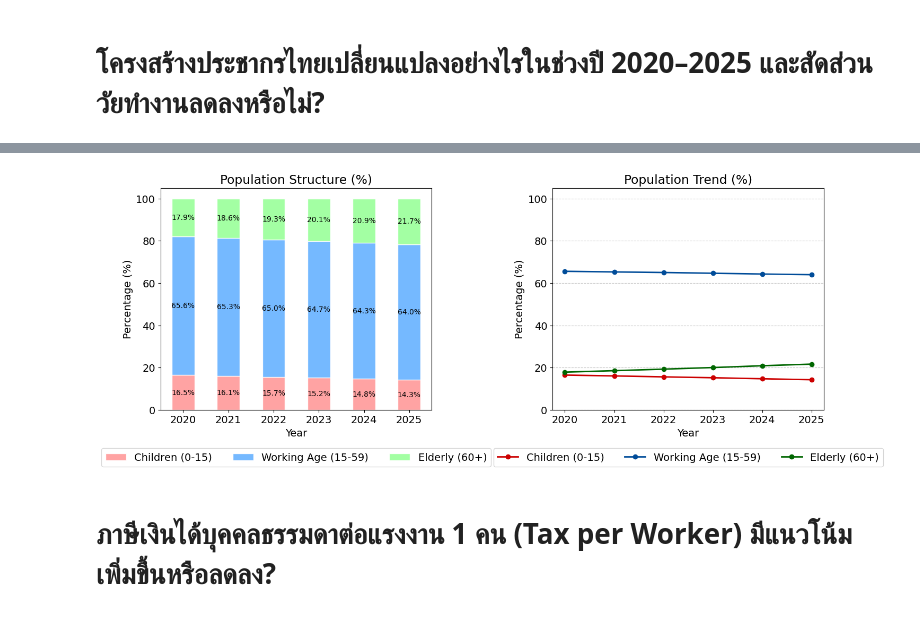
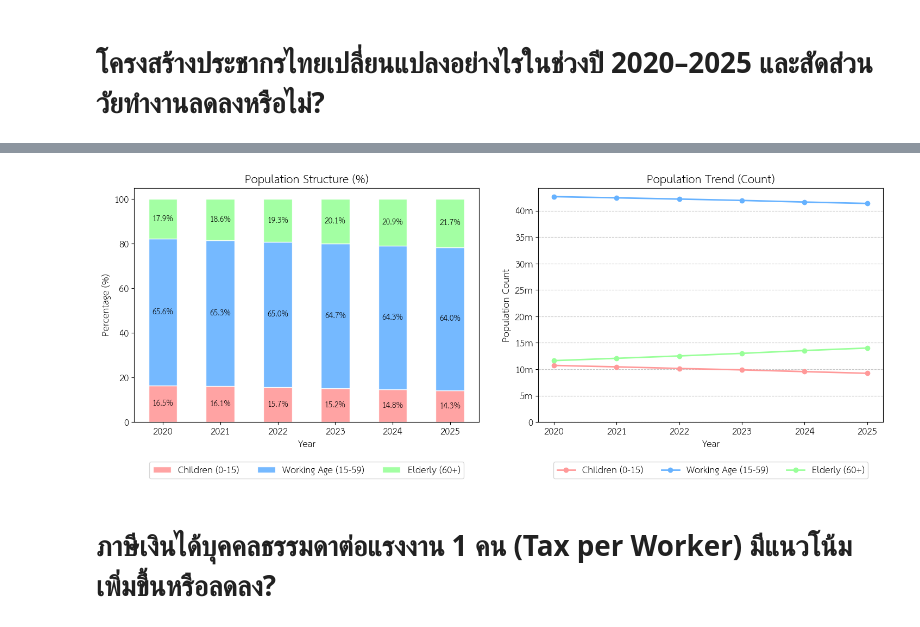
Before and after one commit to punnarujc/dads5001_midterm_project, a Jupyter notebook: main.ipynb, the cells around one changed output, grey strips where cells are left out. Drawn from its saved outputs; the diff is of its cells as text; code cells hidden in the pictures.

```diff
--- a/main.ipynb
+++ b/main.ipynb
@@ -8,3 +15,8 @@ import matplotlib.pyplot as plt
+# %%
+font_url = "https://github.com/Phonbopit/sarabun-webfont/raw/master/fonts/thsarabunnew-webfont.ttf"
+urllib.request.urlretrieve(font_url, "thsarabunnew.ttf")
+fm.fontManager.addfont("thsarabunnew.ttf")
+plt.rcParams['font.family'] = 'TH Sarabun New'
 # %%
 try:
     import google.colab
@@ -20,7 +32,7 @@ if IN_COLAB:
     file_path = '/content/drive/MyDrive/NIDA/DADS5001/summary_raw_data.xlsx'
 else:
     print("Running locally. Looking for file in the current directory...")
-    file_path = 'summary_raw_data.xlsx'
+    file_path = './summary_raw_data.xlsx'
 # %% [output]
 Running in Google Colab. Mounting Drive...
 Drive already mounted at /content/drive; to attempt to forcibly remount, call drive.mount("/content/drive", force_remount=True).
@@ -125,8 +227,13 @@ def map_age_group(gen):
 
 pop_df['Age_Group'] = pop_df['Generation'].apply(map_age_group)
 
-# Aggregate
 pop_yearly = pop_df.groupby(['year', 'Age_Group'])['Value'].sum().unstack()
+cols = ['Children (0-15)', 'Working Age (15-59)', 'Elderly (60+)']
+pop_yearly = pop_yearly[cols]
+pop_yearly.loc[2025] = (pop_yearly.loc[2025] / 2).astype(int)
 pop_yearly_pct = pop_yearly.div(pop_yearly.sum(axis=1), axis=0) * 100
-cols = ['Children (0-15)', 'Working Age (15-59)', 'Elderly (60+)']
-pop_yearly_pct = pop_yearly_pct[cols]
+
+tbl_pop_yearly = pop_yearly
+tbl_pop_yearly['Total'] = pop_yearly['Children (0-15)'] + pop_yearly['Working Age (15-59)'] + pop_yearly['Elderly (60+)']
+
+tbl_pop_yearly
@@ -133,53 +249,52 @@ pop_yearly_pct = pop_yearly_pct[cols]
 # %%
-# ---------------------------------------------------------
-# สร้าง Figure ที่มี 2 Subplots (1 แถว, 2 คอลัมน์)
-# ปรับความกว้าง (figsize) เป็น 15 เพื่อให้มีพื้นที่สำหรับ 2 กราฟ
+def millions_formatter(x, pos):
+    if x == 0:
+        return '0'
+    return f'{int(x / 1e6)}m'
+
 fig, (ax1, ax2) = plt.subplots(1, 2, figsize=(15, 6))
 
-# --- กราฟซ้าย (ax1): Stacked Bar Chart ---
 pop_yearly_pct.plot(kind='bar', stacked=True, color=['#FF9999', '#66B2FF', '#99FF99'], alpha=0.9, ax=ax1, edgecolor='white')
 
 for idx, year in enumerate(pop_yearly_pct.index):
     y_vals = pop_yearly_pct.loc[year]
     y1 = y_vals['Children (0-15)']
     y2 = y_vals['Working Age (15-59)']
     y3 = y_vals['Elderly (60+)']
 
     mid1 = y1 / 2
     mid2 = y1 + (y2 / 2)
     mid3 = y1 + y2 + (y3 / 2)
 
     ax1.text(idx, mid1, f"{y1:.1f}%", ha='center', va='center', fontsize=10, color='black')
     ax1.text(idx, mid2, f"{y2:.1f}%", ha='center', va='center', fontsize=10, color='black')
     ax1.text(idx, mid3, f"{y3:.1f}%", ha='center', va='center', fontsize=10, color='black')
 
 ax1.set_title('Population Structure (%)')
 ax1.set_xlabel('Year')
 ax1.set_ylabel('Percentage (%)')
 ax1.set_ylim(0, 105)
 ax1.set_xticklabels(pop_yearly_pct.index, rotation=0)
 ax1.legend(loc='upper center', bbox_to_anchor=(0.5, -0.15), ncol=3)
 
-# --- กราฟขวา (ax2): Line Chart ---
-# แปลง index ปีเป็น string เพื่อให้เรียงในกราฟเส้นได้พอดีกับแกน x
 years_str = pop_yearly_pct.index.astype(str)
 
-ax2.plot(years_str, pop_yearly_pct['Children (0-15)'], color='#CC0000', marker='o', linewidth=2, label='Children (0-15)')
-ax2.plot(years_str, pop_yearly_pct['Working Age (15-59)'], color='#004C99', marker='o', linewidth=2, label='Working Age (15-59)')
-ax2.plot(years_str, pop_yearly_pct['Elderly (60+)'], color='#006600', marker='o', linewidth=2, label='Elderly (60+)')
+ax2.plot(years_str, pop_yearly['Children (0-15)'], color='#FF9999', marker='o', linewidth=2, label='Children (0-15)')
+ax2.plot(years_str, pop_yearly['Working Age (15-59)'], color='#66B2FF', marker='o', linewidth=2, label='Working Age (15-59)')
+ax2.plot(years_str, pop_yearly['Elderly (60+)'], color='#99FF99', marker='o', linewidth=2, label='Elderly (60+)')
 
-ax2.set_title('Population Trend (%)')
+ax2.set_title('Population Trend (Count)')
 ax2.set_xlabel('Year')
-ax2.set_ylabel('Percentage (%)')
-ax2.set_ylim(0, 105) # กำหนดขอบเขต Y ให้เท่ากับกราฟบาร์เพื่อให้เปรียบเทียบสัดส่วนได้ง่าย
+ax2.set_ylabel('Population Count')
+ax2.set_ylim(bottom=0)
 ax2.legend(loc='upper center', bbox_to_anchor=(0.5, -0.15), ncol=3)
-ax2.grid(axis='y', linestyle='--', alpha=0.7) # เพิ่มเส้น Grid แนวนอนให้อ่านค่าได้ง่ายขึ้น
+ax2.grid(axis='y', linestyle='--', alpha=0.7)
+ax2.yaxis.set_major_formatter(ticker.FuncFormatter(millions_formatter))
 
-# จัดระเบียบไม่ให้กราฟทับซ้อนกัน
 plt.tight_layout()
 plt.show()
 # %% [output]
-[figure, old version]
+[figure, new version]
 # %% [markdown]
 # ภาษีเงินได้บุคคลธรรมดาต่อแรงงาน 1 คน (Tax per Worker) มีแนวโน้มเพิ่มขึ้นหรือลดลง?
 # %%
```
Also changed, not shown: parts of 10 cells of this notebook.
